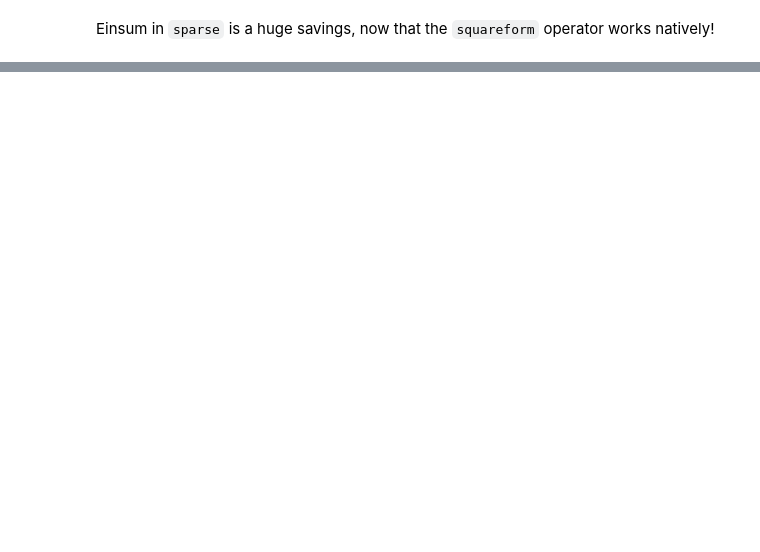
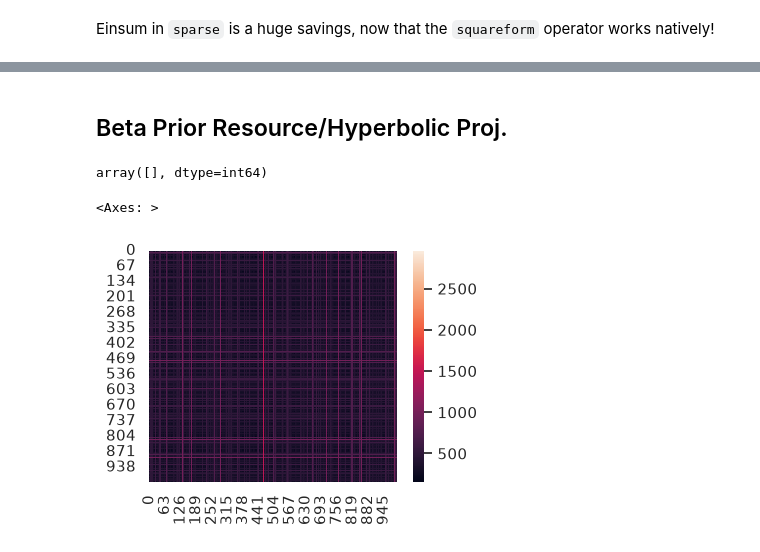
Before and after one commit to rtbs-dev/affinis, a Jupyter notebook: notebooks/prototyping/sparse-ops-backend.ipynb, the cells around one changed output, grey strips where cells are left out. Cells and saved outputs as stored; diff of their text form; code cells hidden in the pictures; blank space fills up the shorter version.

```diff
--- a/notebooks/prototyping/sparse-ops-backend.ipynb
+++ b/notebooks/prototyping/sparse-ops-backend.ipynb
@@ -347,0 +280,61 @@ sq2flat(badG)
+# %% [markdown]
+## Beta Prior Resource/Hyperbolic Proj.
+# %%
+from affinis.associations import mutual_information, _contingency_prob, _contingency_cts, doubly_stochastic_filter
+from affinis.proximity import sinkhorn
+# mutual_information(X)
+
+# _contingency_prob(X)
+# forest_pursuit(X)
+# (X.T@X)
+# 1-X
+
+COO.from_numpy(np.array([[0,0,0,0,],[0,0,0,0],[0,0,0,0,],[0,0,0,0]])).data
+# %% [output]
+array([], dtype=int64)
+# %%
+import numpy as np
+from sparse import diagonalize
+alpha = 0.5
+beta=0.5
+# --- 1. Compute the smoothed scaling vectors (1D arrays) ---
+# row_den and col_den are shape (N,) and (M,) respectively
+d_i = 1.0 / (X.sum(axis=1).todense() + alpha + beta)
+d_j = 1.0 / (X.sum(axis=0).todense() + alpha + beta)
+
+# Scalar tracking the global volume of sample priors
+S_i = np.sum(d_i)
+
+# --- 2. Compute Term 1 (Strictly Sparse Matrix) ---
+# X.T.multiply scales columns of X.T (which scales rows of X)
+term1_sparse = X.T@diagonalize(d_i) @ X@diagonalize(d_j)
+
+# Convert ONLY the final M x M feature-feature result to dense
+Target_dense = term1_sparse.todense()
+
+# --- 3. Compute Low-Rank Vectors (Shape M,) ---
+# Term 2 Left Vector: alpha * X.T @ d_i
+u2 = alpha * (X.T @ d_i)
+
+# Term 3 Right Vector: alpha * (d_i @ X @ Dj)
+# Note: d_i @ X yields a (M,) vector, which we then scale by d_j
+v3 = alpha * (d_i @ X) * d_j
+
+# Term 4 Left Vector Constant: alpha^2 * S_i
+u4_scalar = (alpha**2) * S_i
+
+# --- 4. Blast the Low-Rank additions directly into the Dense Matrix ---
+# Term 2: u2 outer product d_j
+Target_dense += np.outer(u2, d_j)
+
+# Term 3: 1_M outer product v3 (Broadcasts v3 across all rows)
+Target_dense += v3[None, :]
+
+# Term 4: u4_scalar * 1_M outer product d_j (Broadcasts scaled d_j across all rows)
+Target_dense += u4_scalar * d_j[None, :]
+
+
+sns.heatmap(np.maximum(Target_dense, Target_dense.T))
+# %% [output]
+<Axes: >
+[figure, added]
```
Also changed, not shown: parts of 15 cells of this notebook, 7 other files.
